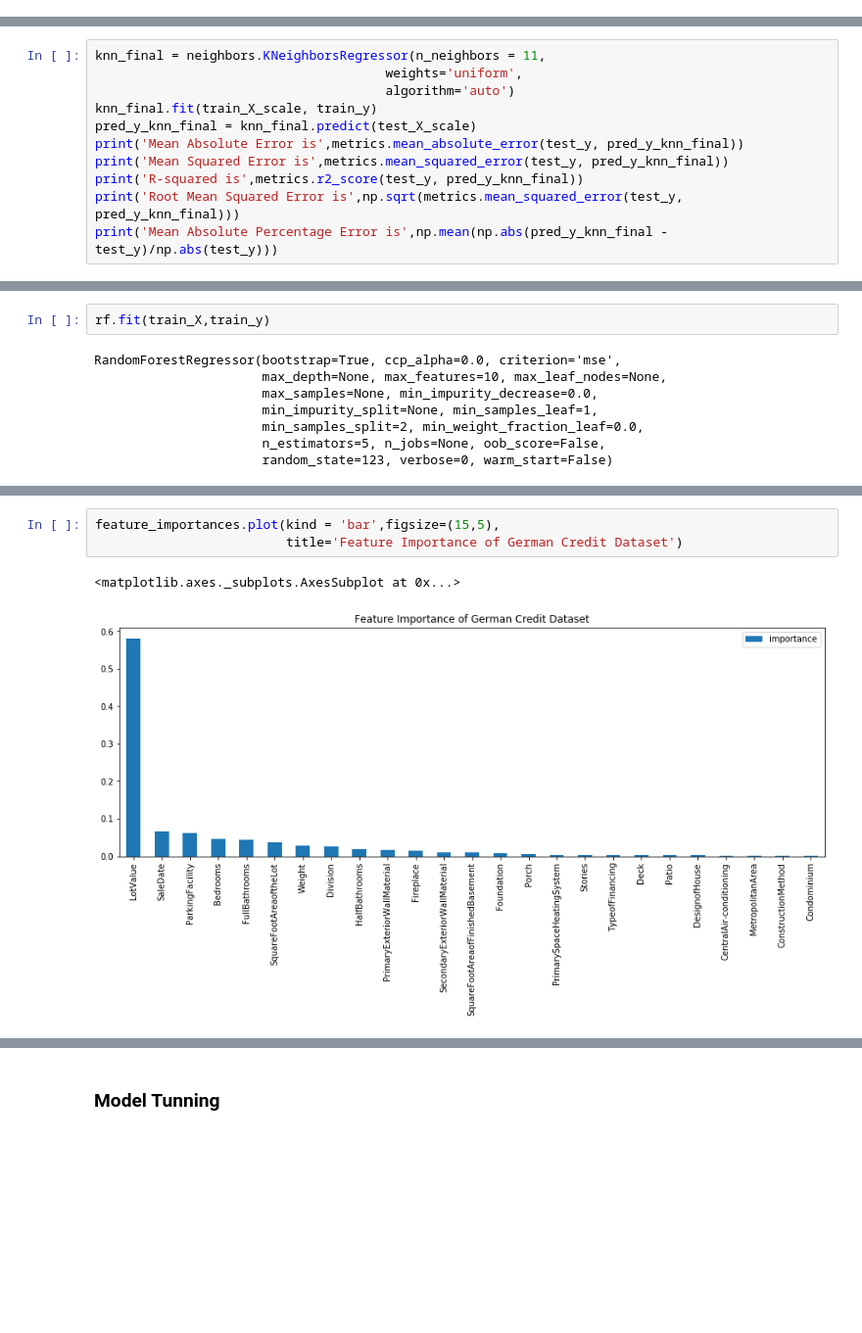
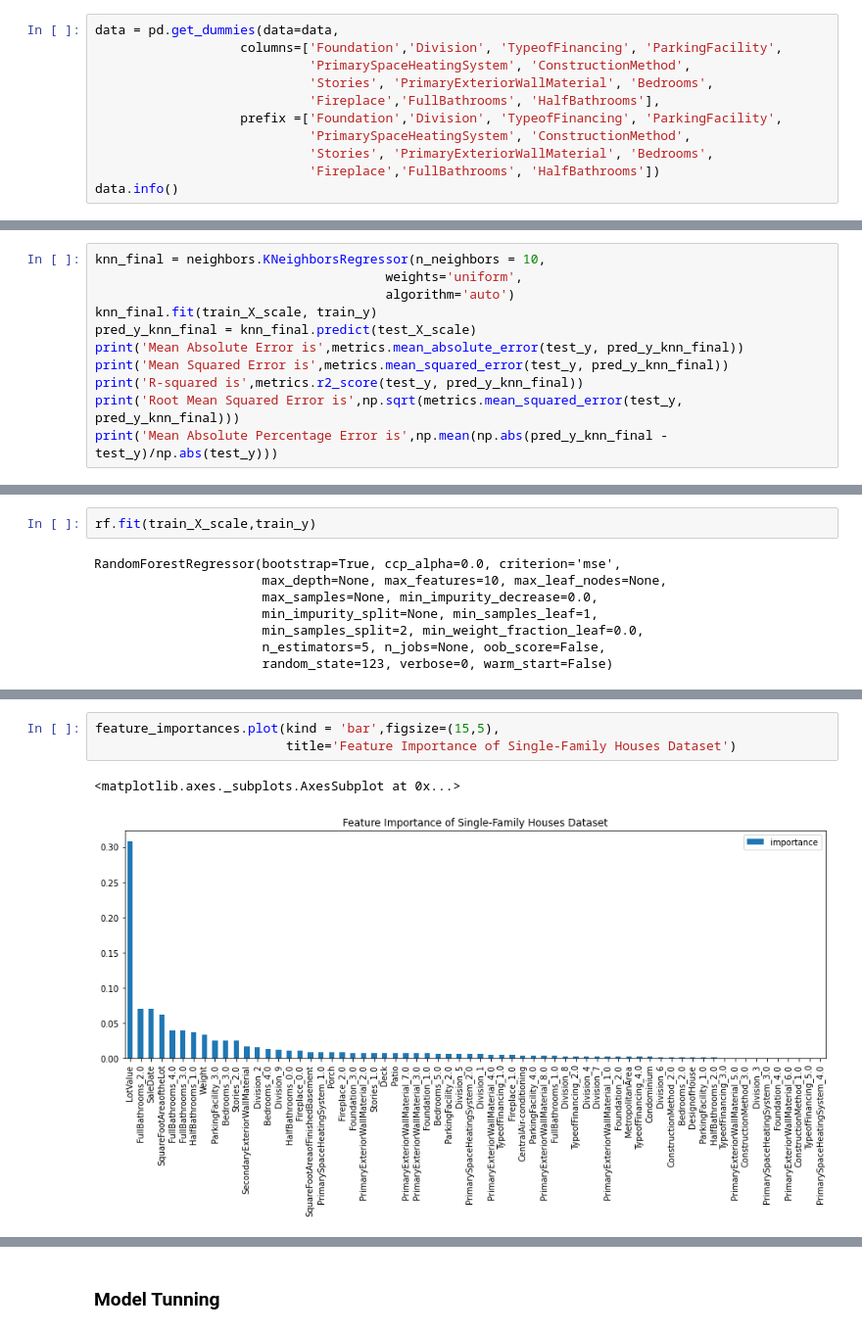
Before and after one commit to gassergalalali/MST-IST-5520-SP2020-Group-7, a Jupyter notebook: Milestone 3/Predictive analytics.ipynb, the cells around one changed output, grey strips where cells are left out. Shown at 98% size. Drawn from its saved outputs; the diff is of its cells as text; blank space fills up the shorter version.

```diff
--- a/Milestone 3/Predictive analytics.ipynb
+++ b/Milestone 3/Predictive analytics.ipynb
@@ -125,0 +155,11 @@ memory usage: 1.0 MB
+# %%
+data = pd.get_dummies(data=data,
+                   columns=['Foundation','Division', 'TypeofFinancing', 'ParkingFacility',
+                            'PrimarySpaceHeatingSystem', 'ConstructionMethod',
+                            'Stories', 'PrimaryExteriorWallMaterial', 'Bedrooms',
+                            'Fireplace','FullBathrooms', 'HalfBathrooms'],
+                   prefix =['Foundation','Division', 'TypeofFinancing', 'ParkingFacility',
+                            'PrimarySpaceHeatingSystem', 'ConstructionMethod',
+                            'Stories', 'PrimaryExteriorWallMaterial', 'Bedrooms',
+                            'Fireplace','FullBathrooms', 'HalfBathrooms'])
+data.info()
@@ -302,5 +352,5 @@ We have the lowest MAE for k=11
 # %%
-knn_final = neighbors.KNeighborsRegressor(n_neighbors = 11,
+knn_final = neighbors.KNeighborsRegressor(n_neighbors = 10,
                                       weights='uniform',
                                       algorithm='auto')
 knn_final.fit(train_X_scale, train_y)
@@ -327,6 +377,6 @@ from sklearn.ensemble import RandomForestRegressor
 rf = RandomForestRegressor(n_estimators=5, max_features=10, random_state=123)
 # %%
-rf.fit(train_X,train_y)
+rf.fit(train_X_scale,train_y)
 # %% [output]
 RandomForestRegressor(bootstrap=True, ccp_alpha=0.0, criterion='mse',
                       max_depth=None, max_features=10, max_leaf_nodes=None,
@@ -375,8 +431,8 @@ feature_importances
 # %%
 feature_importances.plot(kind = 'bar',figsize=(15,5),
-                         title='Feature Importance of German Credit Dataset')
+                         title='Feature Importance of Single-Family Houses Dataset')
 # %% [output]
 <matplotlib.axes._subplots.AxesSubplot at 0x...>
-[figure, old version]
+[figure, new version]
 # %%
 # Predict on test set
```
Also changed, not shown: parts of 83 cells of this notebook.
